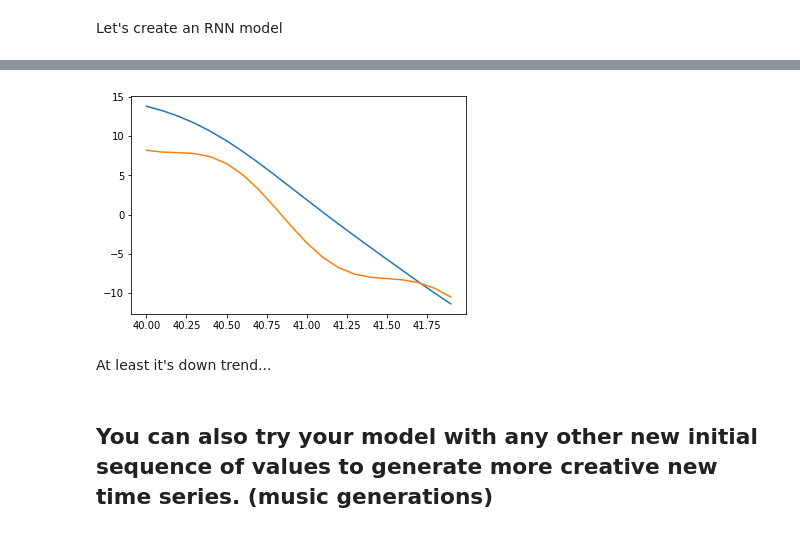
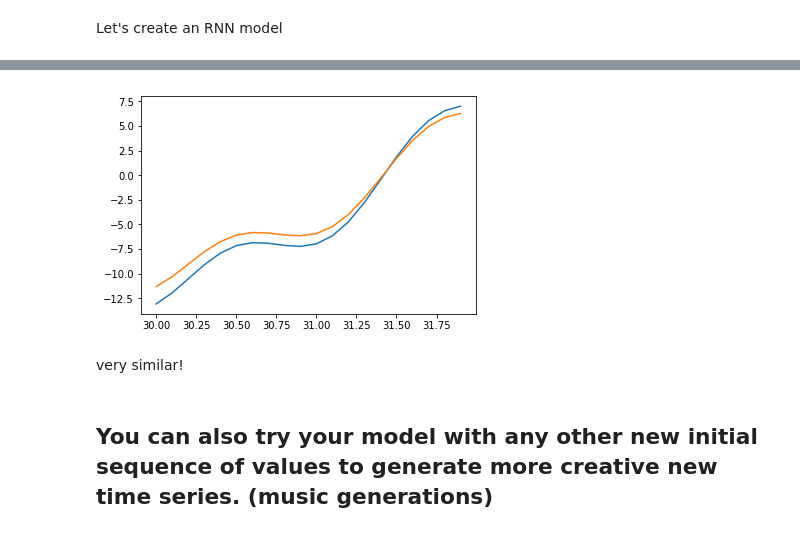
Before and after one commit to swdev1202/cmpe258-hw, a Jupyter notebook: hw3/DeepLearning_HW_3_v2_Problems.ipynb, the cells around one changed output, grey strips where cells are left out. Cells and saved outputs as stored; diff of their text form; code cells hidden in the pictures.

Commit message:
changing time series model

```diff
--- a/hw3/DeepLearning_HW_3_v2_Problems.ipynb
+++ b/hw3/DeepLearning_HW_3_v2_Problems.ipynb
@@ -123,9 +129,9 @@ plt.show()
 Let's take some random 20 consecutive points.
 For the ease of the problem, i will just select time from [20:22].
 # %%
-t_40_42_val = np.arange(40, 42, step=0.1) # total of 20 points
+t_30_32_val = np.arange(30, 32, step=0.1) # total of 20 points
 
-plt.plot(t_40_42_val, time_series(t_40_42_val))
+plt.plot(t_30_32_val, time_series(t_30_32_val))
 plt.xlabel('t')
 plt.ylabel('f(t)')
 plt.show()
@@ -145,8 +151,8 @@ train_sc = scaler.fit_transform(training_set)
 # %%
 X_train = []
 y_train = []
-for i in range(60, len(train_sc)):
-    X_train.append(train_sc[i-60:i, 0])
+for i in range(1, len(train_sc)):
+    X_train.append(train_sc[i-1:i, 0])
     y_train.append(train_sc[i,0])
 
 X_train, y_train = np.array(X_train), np.array(y_train)
@@ -167,6 +177,6 @@ model_ts_lstm.add(keras.layers.Dense(units=1))
 # %%
 model_ts_lstm.compile(loss='mean_squared_error', optimizer='adam')
 # %%
-model_ts_lstm.fit(X_train, y_train, epochs=10, batch_size=16)
+model_ts_lstm.fit(X_train, y_train, epochs=10, batch_size=1)
 # %% [output]
 Epoch 1/10
@@ -192,22 +202,22 @@ Epoch 10/10
 <keras.callbacks.History at 0x...>
 # %%
 # let's get some test data to see
-# let's pull out those t = [40:42] points from the dataset and store it into test set.
-X_test = X_train[400:420,:,0]
+# let's pull out those t = [30:32] points from the dataset and store it into test set.
+X_test = X_train[300:320,:,0]
 # %%
 # to test our LSTM model, the input shape must be 3D
 X_test = X_test.reshape(X_test.shape[0],X_test.shape[1],1)
 # %%
 y_test = model_ts_lstm.predict(X_test)
 # %%
-plt.plot(t_val[400:420], scaler.inverse_transform(y_test))
+plt.plot(t_val[300:320], scaler.inverse_transform(y_test))
 # let's scale down the original ones to see if they match
-plt.plot(t_val[400:420], time_series(t_40_42_val))
+plt.plot(t_val[300:320], time_series(t_30_32_val))
 plt.show()
 # %% [output]
-[figure, old version]
+[figure, new version]
-# %% [markdown]
-At least it's down trend...
+# %% [markdown]
+very similar!
 # %% [markdown]
 ## You can also try your model with any other new initial  sequence of values to generate more creative new time series. (music generations)
 # %%
```
Also changed, not shown: parts of 24 cells of this notebook.
